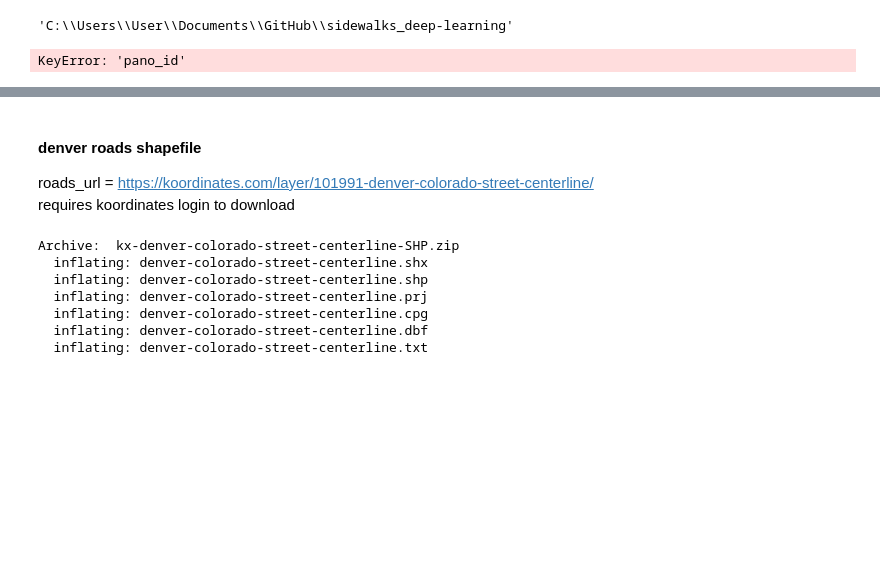
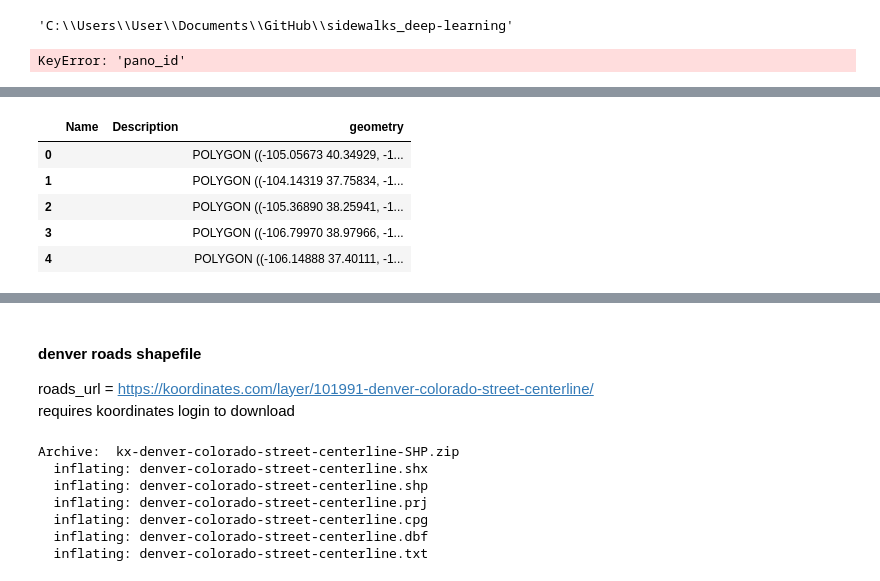
Before and after one commit to chrisoyer/sidewalk_deep-learning, a Jupyter notebook: sidewalks_deep_learning.ipynb, the cells around one changed output, grey strips where cells are left out. Drawn from its saved outputs; the diff is of its cells as text; code cells hidden in the pictures; blank space fills up the shorter version.

```diff
--- a/sidewalks_deep_learning.ipynb
+++ b/sidewalks_deep_learning.ipynb
@@ -166,0 +183,9 @@ results.links
+# %%
+CO_county_lines_gdf.head()
+# %% [output]
+|  | Name | Description | geometry |
+| 0 |  |  | POLYGON ((-105.05673 40.34929, -1... |
+| 1 |  |  | POLYGON ((-104.14319 37.75834, -1... |
+| 2 |  |  | POLYGON ((-105.36890 38.25941, -1... |
+| 3 |  |  | POLYGON ((-106.79970 38.97966, -1... |
+| 4 |  |  | POLYGON ((-106.14888 37.40111, -1... |
```
Also changed, not shown: parts of 25 cells of this notebook.
